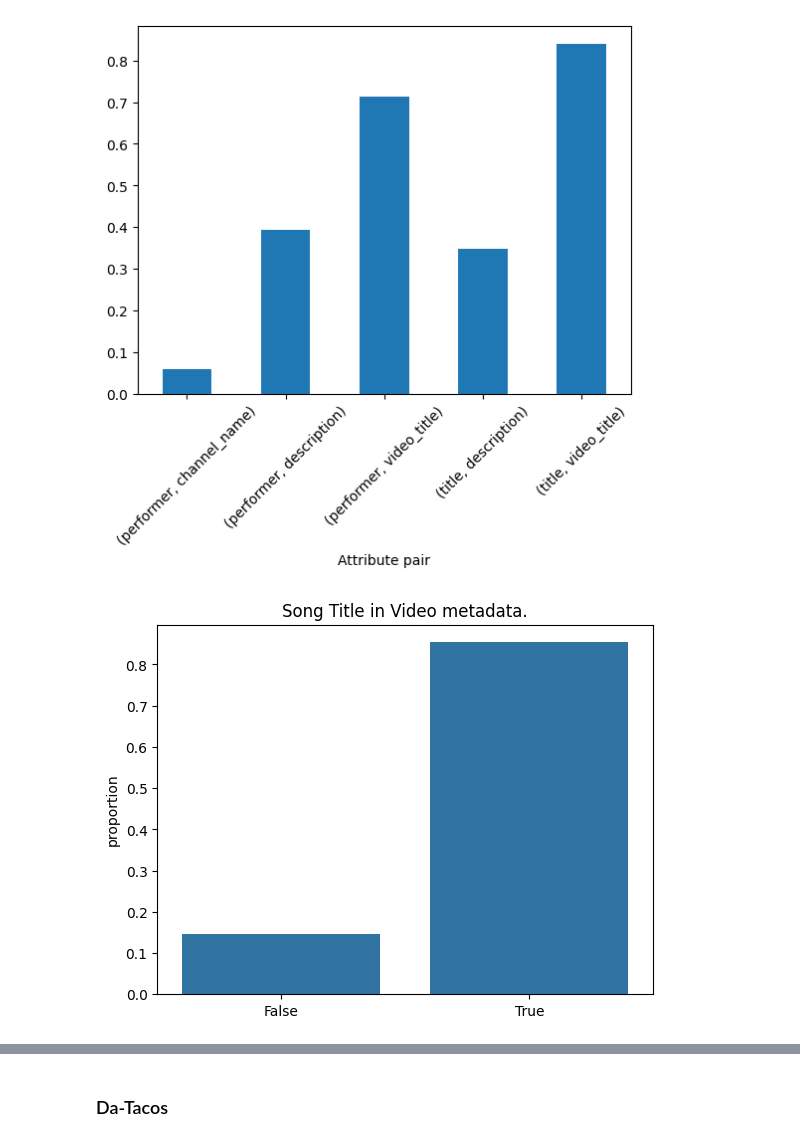
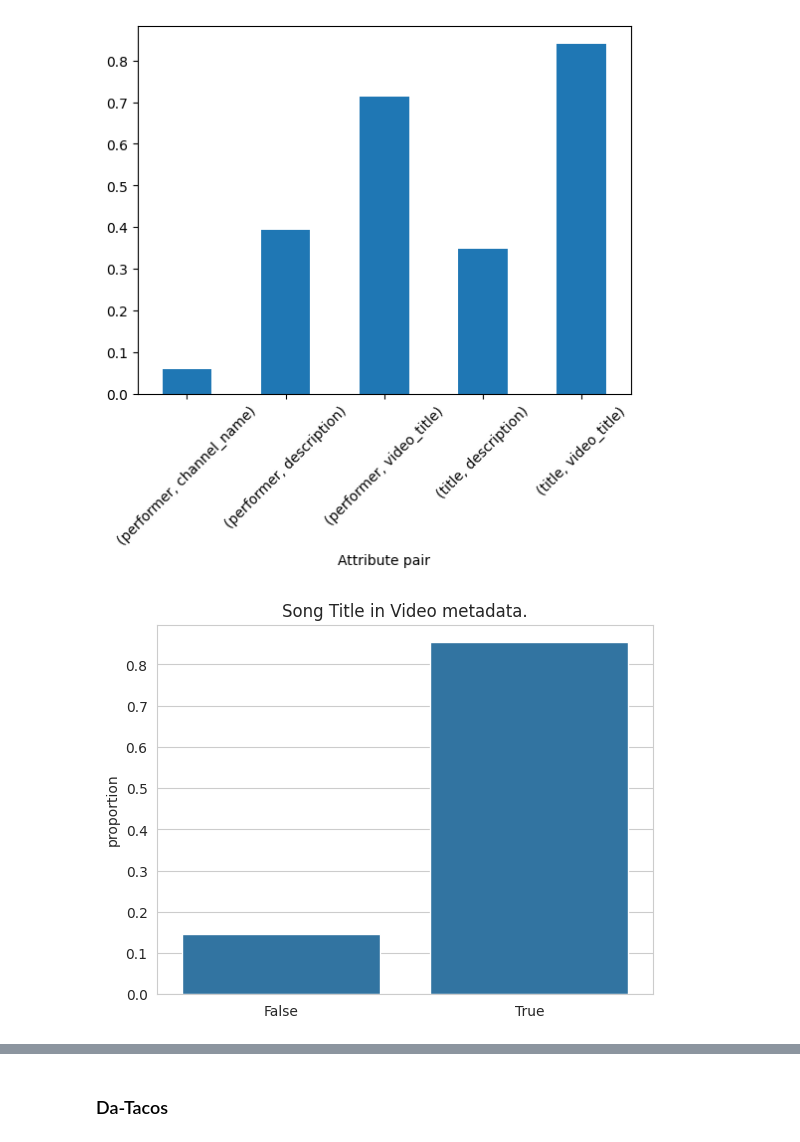
Before and after one commit to progsi/YTUnCoverLLM, a Jupyter notebook: notebooks/matching_pairwise.ipynb, the cells around one changed output, grey strips where cells are left out. Drawn from its saved outputs; the diff is of its cells as text; code cells hidden in the pictures.

```diff
--- a/notebooks/matching_pairwise.ipynb
+++ b/notebooks/matching_pairwise.ipynb
@@ -48,22 +48,23 @@ plt.show()
 # %%
 import seaborn as sns
 
+sns.set_style("whitegrid")
 sns.countplot(
     data=data_simple.assign(
         # Song title is either in title or description
         title_in_title_or_description=(
             data_simple[('title', 'video_title')] > 0.5) |
             (data_simple[('title', 'description')] > 0.5)
             ),
     x='title_in_title_or_description',
     stat='proportion'
 )
 
 plt.title("Song Title in Video metadata.")
 plt.xlabel("")
 plt.show()
 # %% [output]
-[figure, old version]
+[figure, new version]
 # %%
 sns.countplot(
     data=data_simple.assign(
```
Also changed, not shown: parts of 8 cells of this notebook, 1 other file.
